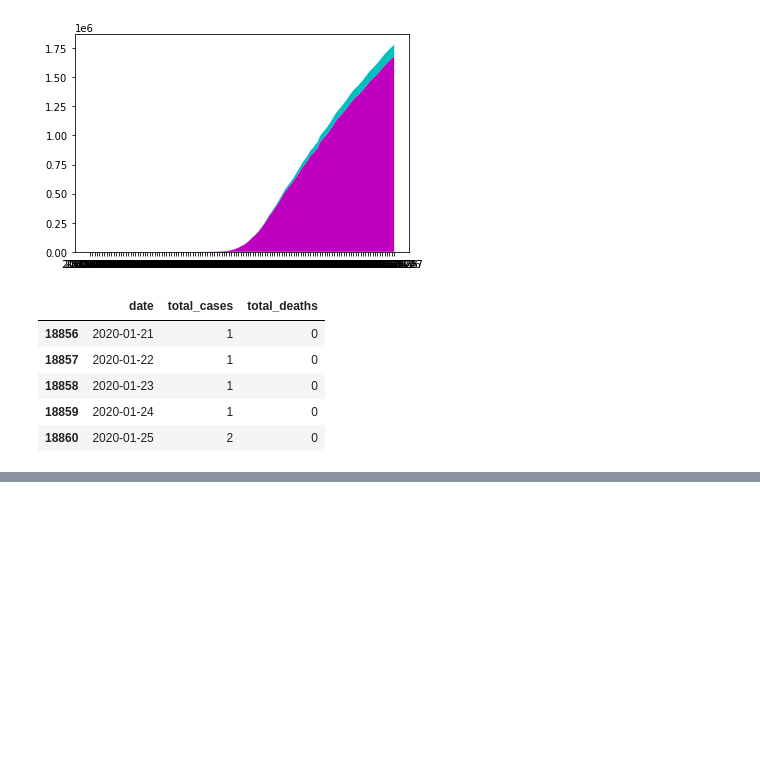
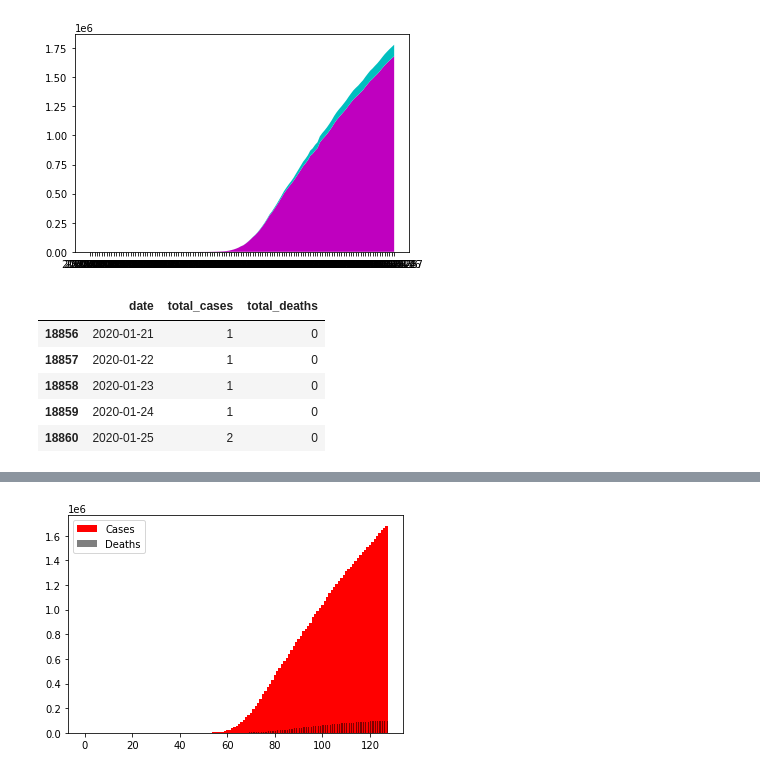
Before and after one commit to elizabethgallmeister/PIC10C-finalproject, a Jupyter notebook: final project-actual.ipynb, the cells around one changed output, grey strips where cells are left out. Saved outputs shown, nothing was run; the diff lists cells and outputs as text; code cells hidden in the pictures; blank space fills up the shorter version.

```diff
--- a/final project-actual.ipynb
+++ b/final project-actual.ipynb
@@ -267,0 +264,3 @@ for i, t in enumerate(ax.get_xticklabels()):
+# %%
+temp2 = temp.assign(relative_death=temp['total_deaths']/temp['total_cases'])
+temp2.head()
@@ -267,0 +274,6 @@ for i, t in enumerate(ax.get_xticklabels()):
+# %%
+ax = sns.barplot(x = "date", y="relative_death", data=temp2)
+ax.set_xticklabels(america.date,rotation=60)
+for i, t in enumerate(ax.get_xticklabels()):
+    if (i % 10) != 0:
+        t.set_visible(False)
@@ -267,0 +282,23 @@ for i, t in enumerate(ax.get_xticklabels()):
+# %%
+width = 1
+
+higher = temp2['total_cases']
+lower = temp2['total_deaths']
+
+indices = np.arange(len(higher))
+
+plt.bar(indices, higher, width=width,
+        color='r', label='Cases')
+plt.bar([i+0.25*width for i in indices], lower,
+        width=0.5*width, color='black', alpha=0.5, label='Deaths')
+
+#plt.xticks(indices+width/2.,
+#           ['T{}'.format(i) for i in range(len(higher))] )
+
+plt.legend()
+
+plt.show()
+
+# FINALLY a stacked bar graph that shows what I wanted!
+# %% [output]
+[figure, added]
```
Also changed, not shown: parts of 13 cells of this notebook.
